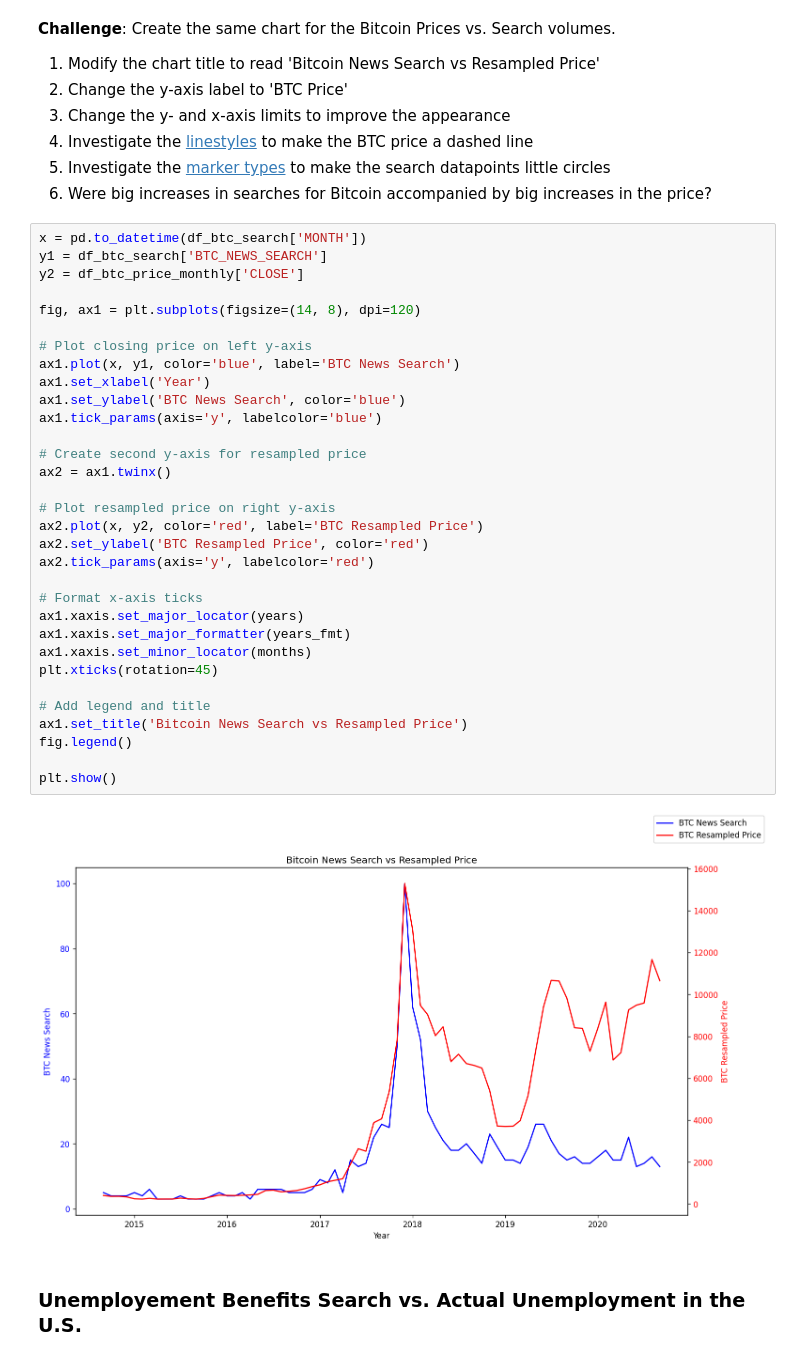
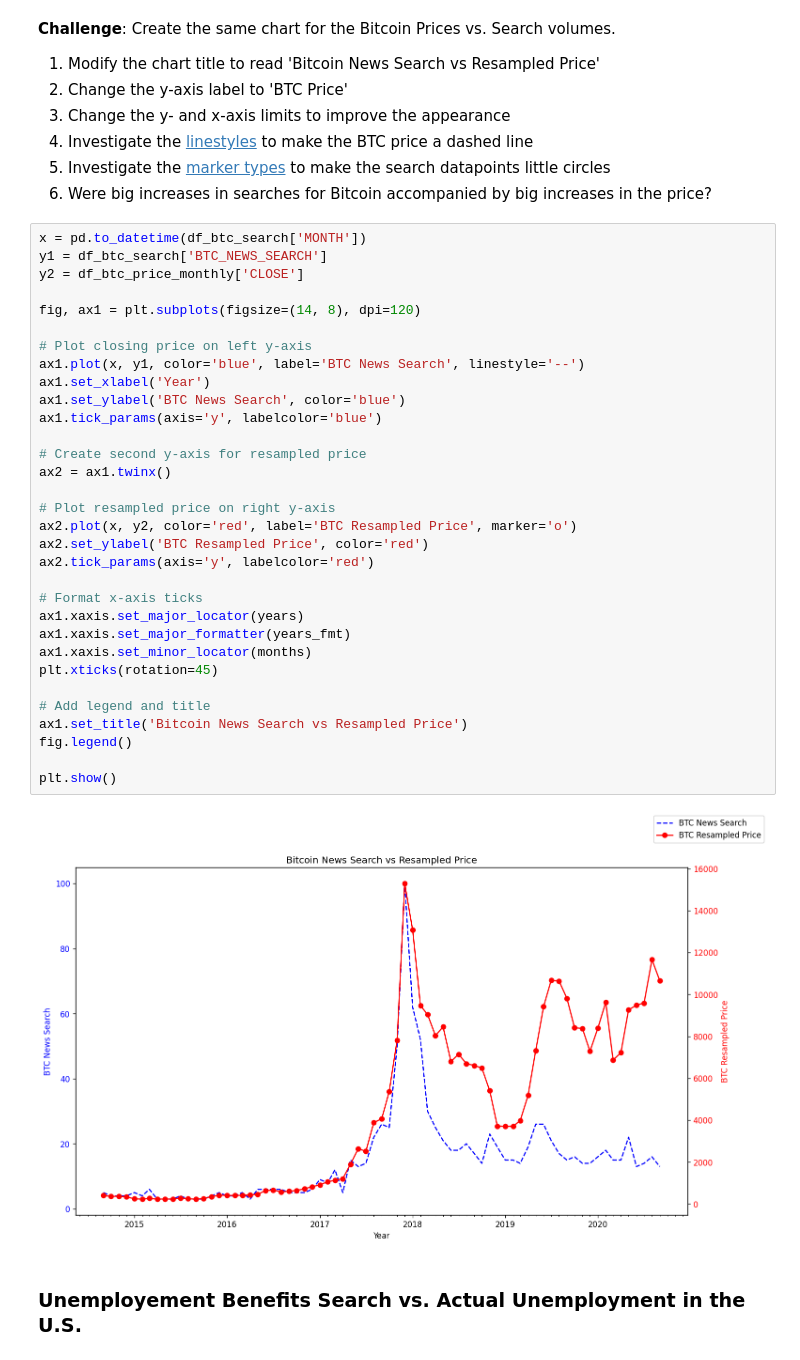
Before and after one commit to LegradiK/google_trends_data_visualisation, a Jupyter notebook: Google Trends Data Viz/Google Trends and Data Visualisation.ipynb, the cells around one changed output. Drawn from its saved outputs; the diff is of its cells as text.

```diff
--- a/Google Trends Data Viz/Google Trends and Data Visualisation.ipynb
+++ b/Google Trends Data Viz/Google Trends and Data Visualisation.ipynb
@@ -386,36 +386,36 @@ df_btc_price_monthly
 x = pd.to_datetime(df_btc_search['MONTH'])
 y1 = df_btc_search['BTC_NEWS_SEARCH']
 y2 = df_btc_price_monthly['CLOSE']
 
 fig, ax1 = plt.subplots(figsize=(14, 8), dpi=120)
 
 # Plot closing price on left y-axis
-ax1.plot(x, y1, color='blue', label='BTC News Search')
+ax1.plot(x, y1, color='blue', label='BTC News Search', linestyle='--')
 ax1.set_xlabel('Year')
 ax1.set_ylabel('BTC News Search', color='blue')
 ax1.tick_params(axis='y', labelcolor='blue')
 
 # Create second y-axis for resampled price
 ax2 = ax1.twinx()
 
 # Plot resampled price on right y-axis
-ax2.plot(x, y2, color='red', label='BTC Resampled Price')
+ax2.plot(x, y2, color='red', label='BTC Resampled Price', marker='o')
 ax2.set_ylabel('BTC Resampled Price', color='red')
 ax2.tick_params(axis='y', labelcolor='red')
 
 # Format x-axis ticks
 ax1.xaxis.set_major_locator(years)
 ax1.xaxis.set_major_formatter(years_fmt)
 ax1.xaxis.set_minor_locator(months)
 plt.xticks(rotation=45)
 
 # Add legend and title
 ax1.set_title('Bitcoin News Search vs Resampled Price')
 fig.legend()
 
 plt.show()
 # %% [output]
-[figure, old version]
+[figure, new version]
 # %% [markdown]
 ### Unemployement Benefits Search vs. Actual Unemployment in the U.S.
 # %% [markdown]
```
Also changed, not shown: parts of 4 cells of this notebook.
